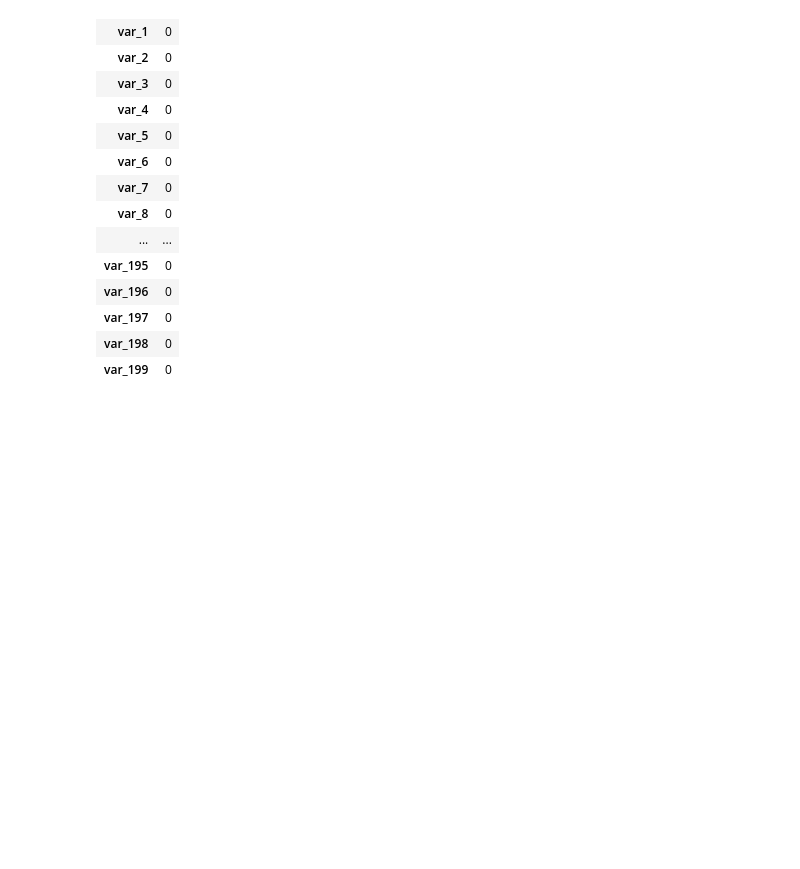
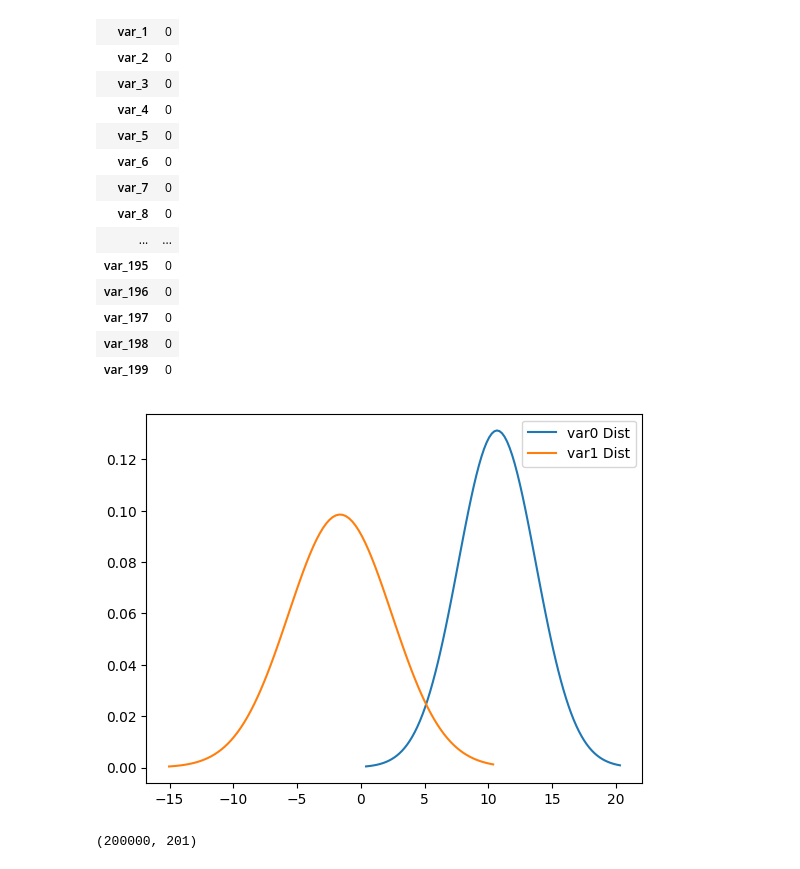
Before and after one commit to huanrafa/ProjectPracticing, a Jupyter notebook: 2023_11(1) Santander Customer Transaction Prediction/Santander.ipynb, the cells around one changed output. Drawn from its saved outputs; the diff is of its cells as text; code cells hidden in the pictures; blank space fills up the shorter version.

```diff
--- a/2023_11(1) Santander Customer Transaction Prediction/Santander.ipynb
+++ b/2023_11(1) Santander Customer Transaction Prediction/Santander.ipynb
@@ -129,3 +129,25 @@ Number of null values in each column (testing)
 | var_197 | 0 |
 | var_198 | 0 |
 | var_199 | 0 |
+# %%
+import scipy.stats as stats
+df =training
+
+fig, ax = plt.subplots()
+
+x_line = np.linspace(df['var_0'].min(), df['var_0'].max(), 100)
+mu, sigma = stats.norm.fit(df['var_0'])
+y_line = stats.norm.pdf(x_line, mu, sigma)
+var0_plot = sns.lineplot(x=x_line, y=y_line, label='var0 Dist',ax=ax)
+
+x_line = np.linspace(df['var_1'].min(), df['var_1'].max(), 100)
+mu, sigma = stats.norm.fit(df['var_1'])
+y_line = stats.norm.pdf(x_line, mu, sigma)
+var0_plot = sns.lineplot(x=x_line, y=y_line, label='var1 Dist',ax=ax)
+# %% [output]
+[figure, added]
+# %%
+df_num = df.select_dtypes(include=np.number)
+df_num.shape
+# %% [output]
+(200000, 201)
```
Also changed, not shown: parts of 4 cells of this notebook.
